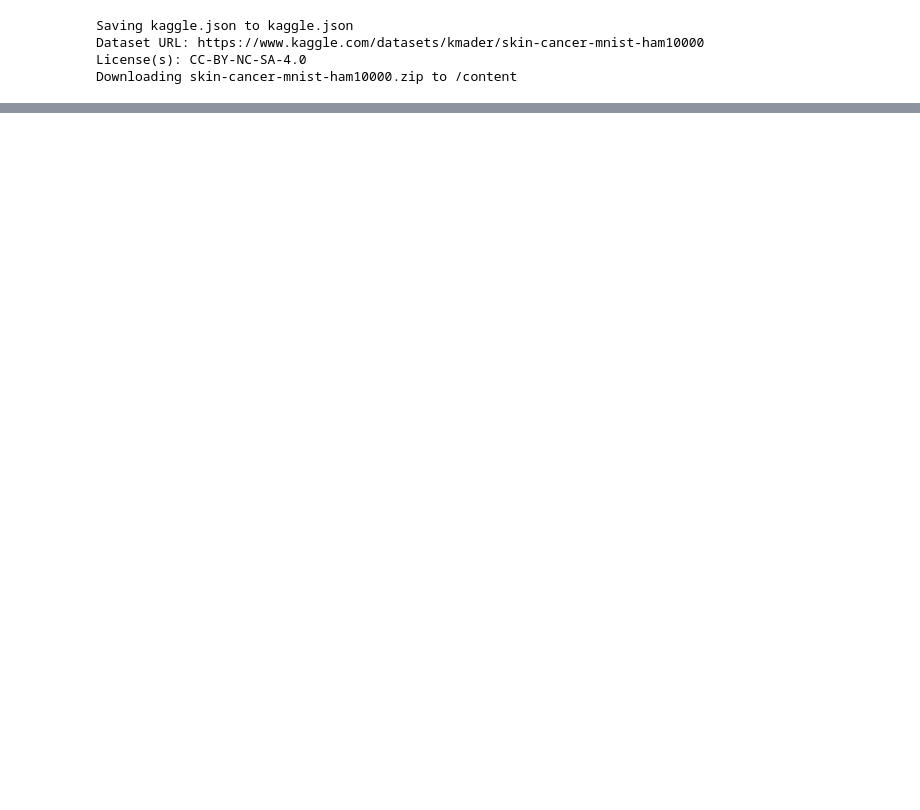
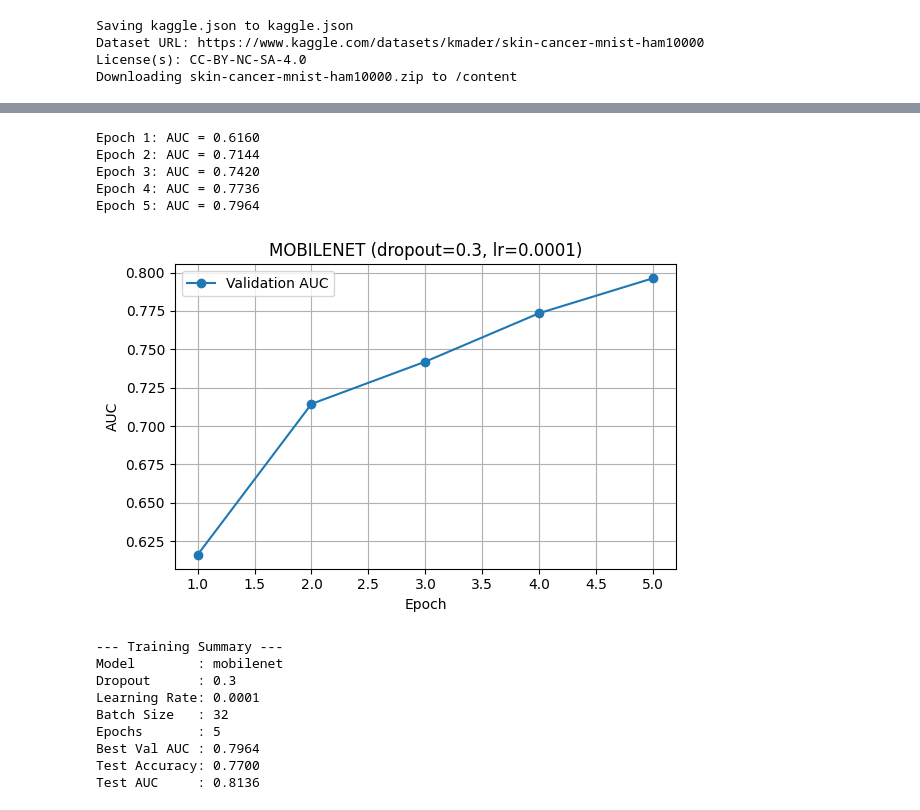
Before and after one commit to pragathi916/SKIN_CANCER_DETECTION, a Jupyter notebook: MOBILENET.ipynb, the cells around one changed output, grey strips where cells are left out. Drawn from its saved outputs; the diff is of its cells as text; code cells hidden in the pictures; blank space fills up the shorter version.

```diff
--- a/MOBILENET.ipynb
+++ b/MOBILENET.ipynb
@@ -205,0 +224,36 @@ Prediction: Cancer (Probability: 0.53)
+# %%
+model_name = 'mobilenet'
+dropout = 0.3
+lr = 1e-4
+batch_size = 32
+epochs = 5
+optimizer_type = 'adam'
+
+train_loader, val_loader, test_loader = get_loaders(batch_size)
+model = get_model(model_name, dropout)
+
+optimizer = optim.Adam(model.parameters(), lr=lr) if optimizer_type == 'adam' else optim.SGD(model.parameters(), lr=lr, momentum=0.9)
+criterion = nn.BCEWithLogitsLoss()
+
+history = train_model(model, optimizer, criterion, train_loader, val_loader, epochs)
+plot_metrics(history, f'{model_name.upper()} (dropout={dropout}, lr={lr})')
+
+model.load_state_dict(torch.load("best_model.pth"))
+test_acc, test_auc = evaluate(model, test_loader)
+log_result(model_name, dropout, lr, batch_size, epochs, max(history['val_auc']), test_acc, test_auc)
+# %% [output]
+Epoch 1: AUC = 0.6160
+Epoch 2: AUC = 0.7144
+Epoch 3: AUC = 0.7420
+Epoch 4: AUC = 0.7736
+Epoch 5: AUC = 0.7964
+[figure, added]
+--- Training Summary ---
+Model        : mobilenet
+Dropout      : 0.3
+Learning Rate: 0.0001
+Batch Size   : 32
+Epochs       : 5
+Best Val AUC : 0.7964
+Test Accuracy: 0.7700
+Test AUC     : 0.8136
```
Also changed, not shown: parts of 7 cells of this notebook.
